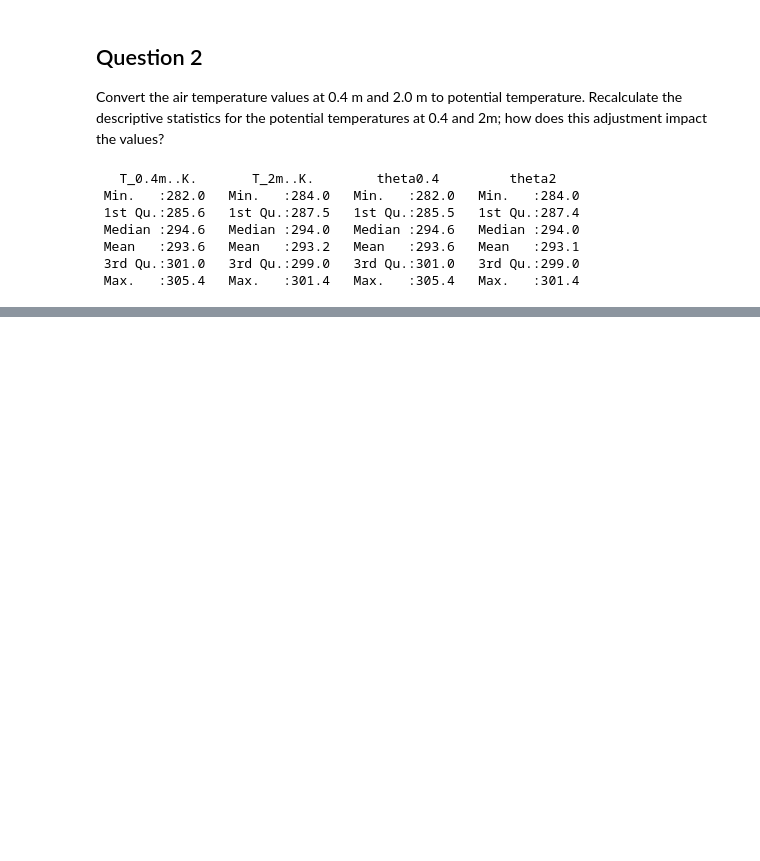
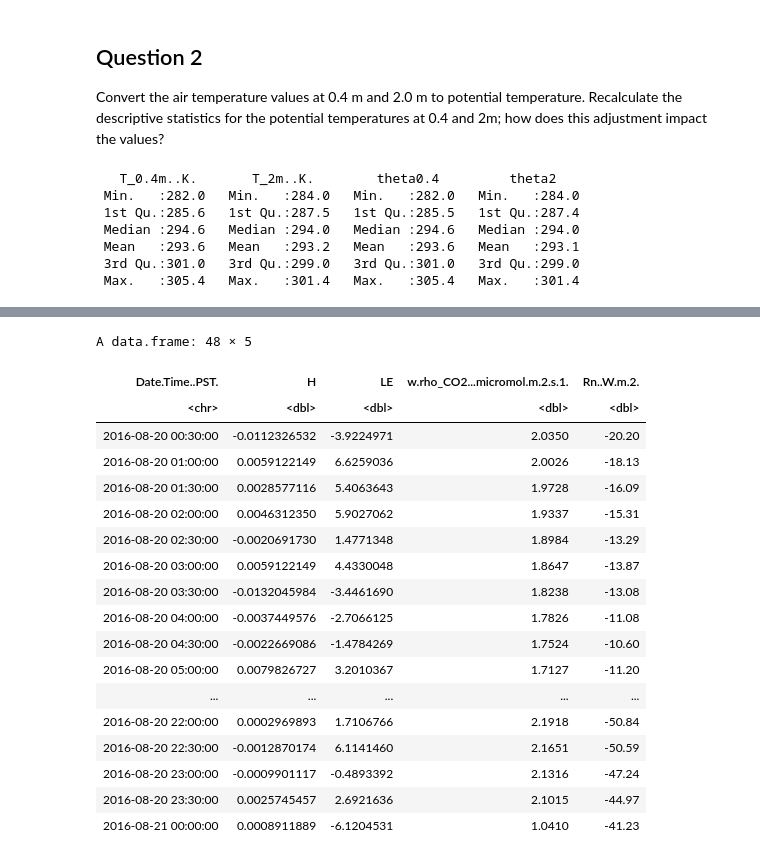
Before and after one commit to laurelyne/assignment4, a Jupyter notebook: 04.ipynb, the cells around one changed output, grey strips where cells are left out. Cells and saved outputs as stored; diff of their text form; code cells hidden in the pictures; blank space fills up the shorter version.

```diff
--- a/04.ipynb
+++ b/04.ipynb
@@ -110,0 +116,34 @@ The adjustment
+# %%
+ca <-  0.0012*10e+6 # J m-3 K-1
+R <- 8.31446261815324/1000 # kPa m^3 mol^-1 K^-1
+m <- 0.028964 #kg mol^-1
+
+df3 <- select(df, Date.Time..PST., T_2m..K., w.T...K.m.s.1., w.rho_v...g.m.2.s.1.,
+              w.rho_CO2...micromol.m.2.s.1., Pa..kPa., Rn..W.m.2.) |>
+    mutate(rho = R*T/Pa..kPa.)|> #add density in mol m^-3
+    mutate(H = rho*ca*w.T...K.m.s.1.)|> #add H
+    mutate(Lv = 2500.8 - 3.36*(T_2m..K.-273.15) - 0.0016*(T_2m..K.-273.15)^2 -
+           0.00006*(T_2m..K.-273.15)^3)|> #add Lv
+    mutate(LE = Lv*w.rho_v...g.m.2.s.1.)|> #add LE
+   select(Date.Time..PST., H, LE, w.rho_CO2...micromol.m.2.s.1., Rn..W.m.2.	)
+df3
+# %% [output]
+A data.frame: 48 × 5
+| Date.Time..PST. | H | LE | w.rho_CO2...micromol.m.2.s.1. | Rn..W.m.2. |
+| <chr> | <dbl> | <dbl> | <dbl> | <dbl> |
+| 2016-08-20 00:30:00 | -0.0112326532 | -3.9224971 | 2.0350 | -20.20 |
+| 2016-08-20 01:00:00 | 0.0059122149 | 6.6259036 | 2.0026 | -18.13 |
+| 2016-08-20 01:30:00 | 0.0028577116 | 5.4063643 | 1.9728 | -16.09 |
+| 2016-08-20 02:00:00 | 0.0046312350 | 5.9027062 | 1.9337 | -15.31 |
+| 2016-08-20 02:30:00 | -0.0020691730 | 1.4771348 | 1.8984 | -13.29 |
+| 2016-08-20 03:00:00 | 0.0059122149 | 4.4330048 | 1.8647 | -13.87 |
+| 2016-08-20 03:30:00 | -0.0132045984 | -3.4461690 | 1.8238 | -13.08 |
+| 2016-08-20 04:00:00 | -0.0037449576 | -2.7066125 | 1.7826 | -11.08 |
+| 2016-08-20 04:30:00 | -0.0022669086 | -1.4784269 | 1.7524 | -10.60 |
+| 2016-08-20 05:00:00 | 0.0079826727 | 3.2010367 | 1.7127 | -11.20 |
+| ... | ... | ... | ... | ... |
+| 2016-08-20 22:00:00 | 0.0002969893 | 1.7106766 | 2.1918 | -50.84 |
+| 2016-08-20 22:30:00 | -0.0012870174 | 6.1141460 | 2.1651 | -50.59 |
+| 2016-08-20 23:00:00 | -0.0009901117 | -0.4893392 | 2.1316 | -47.24 |
+| 2016-08-20 23:30:00 | 0.0025745457 | 2.6921636 | 2.1015 | -44.97 |
+| 2016-08-21 00:00:00 | 0.0008911889 | -6.1204531 | 1.0410 | -41.23 |
```
Also changed, not shown: parts of 12 cells of this notebook.
